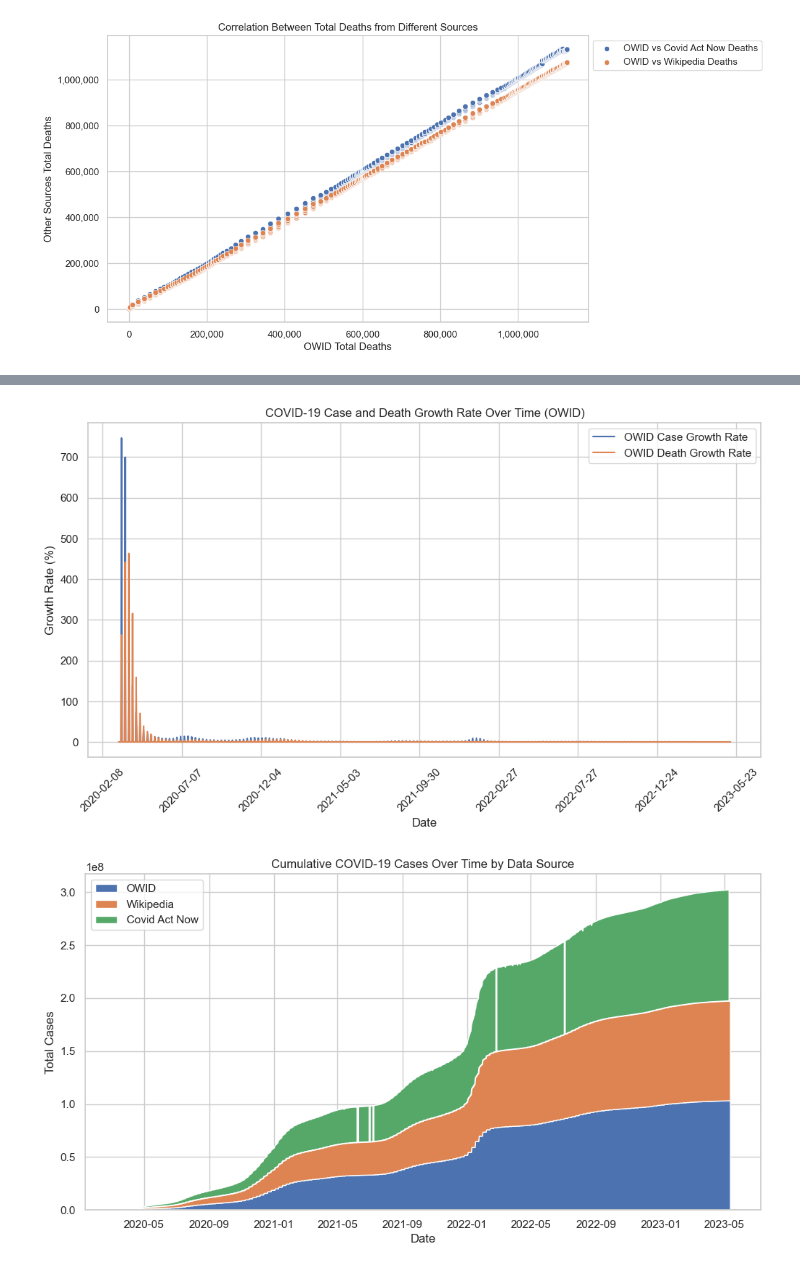
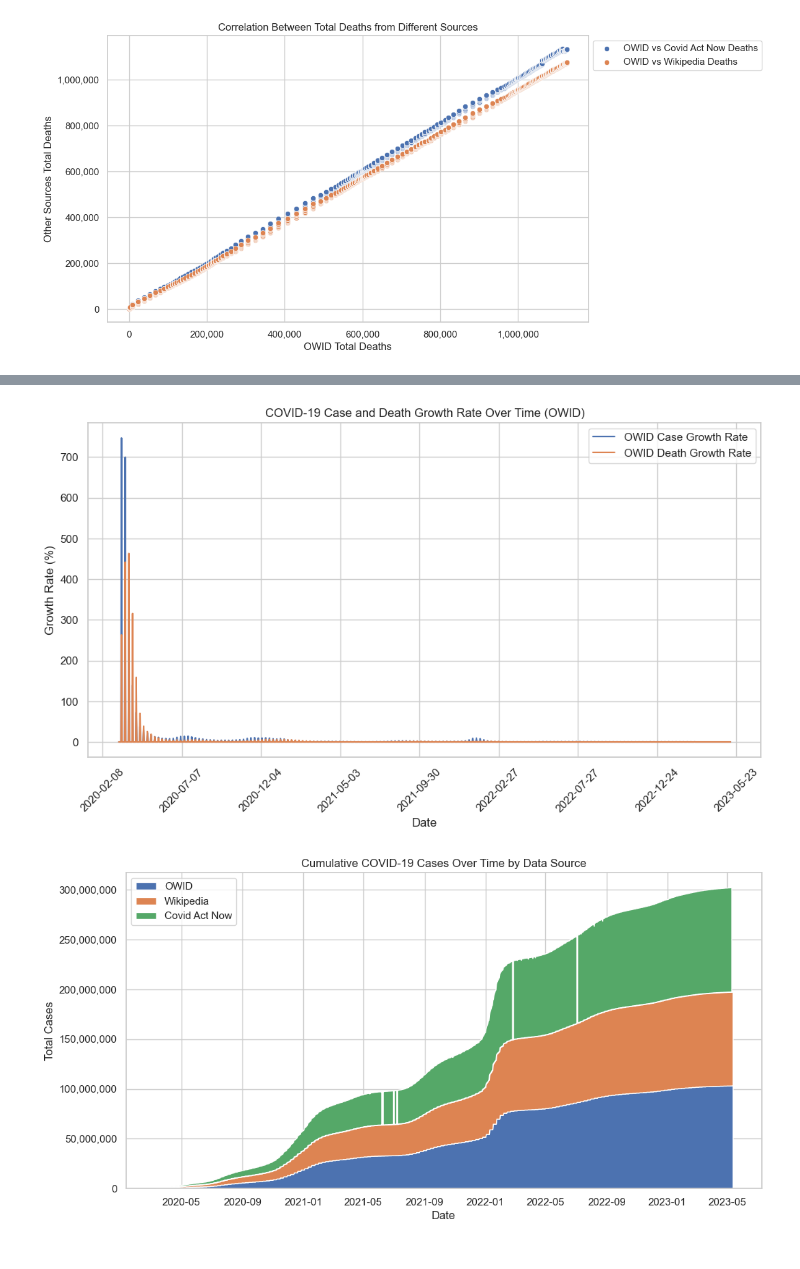
Before and after one commit to mwalczyk81/school, a Jupyter notebook: Python/Data Wrangling/Project.ipynb, the cells around one changed output, grey strips where cells are left out. Cells and saved outputs as stored; diff of their text form; code cells hidden in the pictures.

```diff
--- a/Python/Data Wrangling/Project.ipynb
+++ b/Python/Data Wrangling/Project.ipynb
@@ -449,6 +449,8 @@ plt.title("Cumulative COVID-19 Cases Over Time by Data Source")
 plt.xlabel("Date")
 plt.ylabel("Total Cases")
 plt.legend(loc='upper left')
+
+plt.gca().yaxis.set_major_formatter(mticker.StrMethodFormatter("{x:,.0f}"))
 plt.show()
 
 
@@ -457,33 +459,33 @@ plt.show()
 merged_data['diff_cases_owid_wiki'] = merged_data['owid_total_cases'] - merged_data['wiki_total_cases']
 merged_data['diff_deaths_owid_wiki'] = merged_data['owid_total_deaths'] - merged_data['wiki_total_deaths']
 
 # Plot differences in cases
 plt.figure(figsize=(12, 6))
 ax = sns.lineplot(data=merged_data, x='Date', y='diff_cases_owid_wiki', label='OWID vs Wikipedia Cases')
 format_plot(ax)
 plt.title("Differences in Total Cases Between OWID and Wikipedia")
 plt.xlabel("Date")
 plt.ylabel("Difference in Cases")
 plt.legend()
 plt.show()
 
 
 
 # Calculate a 14-day rolling average of death rate for OWID, with a 7-day lag
 merged_data['owid_death_rate_14d_avg'] = merged_data['owid_death_rate'].shift(7).rolling(window=14).mean()
 
 # Plot the lagged rolling average death rate
 plt.figure(figsize=(12, 6))
 ax = sns.lineplot(data=merged_data, x='Date', y='owid_death_rate_14d_avg', label='OWID 14-Day Avg Death Rate (7-Day Lag)')
 format_plot(ax)
 plt.title("Lagged 14-Day Rolling Average COVID-19 Death Rate (OWID)")
 plt.xlabel("Date")
 plt.ylabel("Death Rate (%)")
 plt.legend()
 plt.show()
 # %% [output]
 [figure]
 [figure]
-[figure, old version]
+[figure, new version]
 [figure]
 [figure]
```
